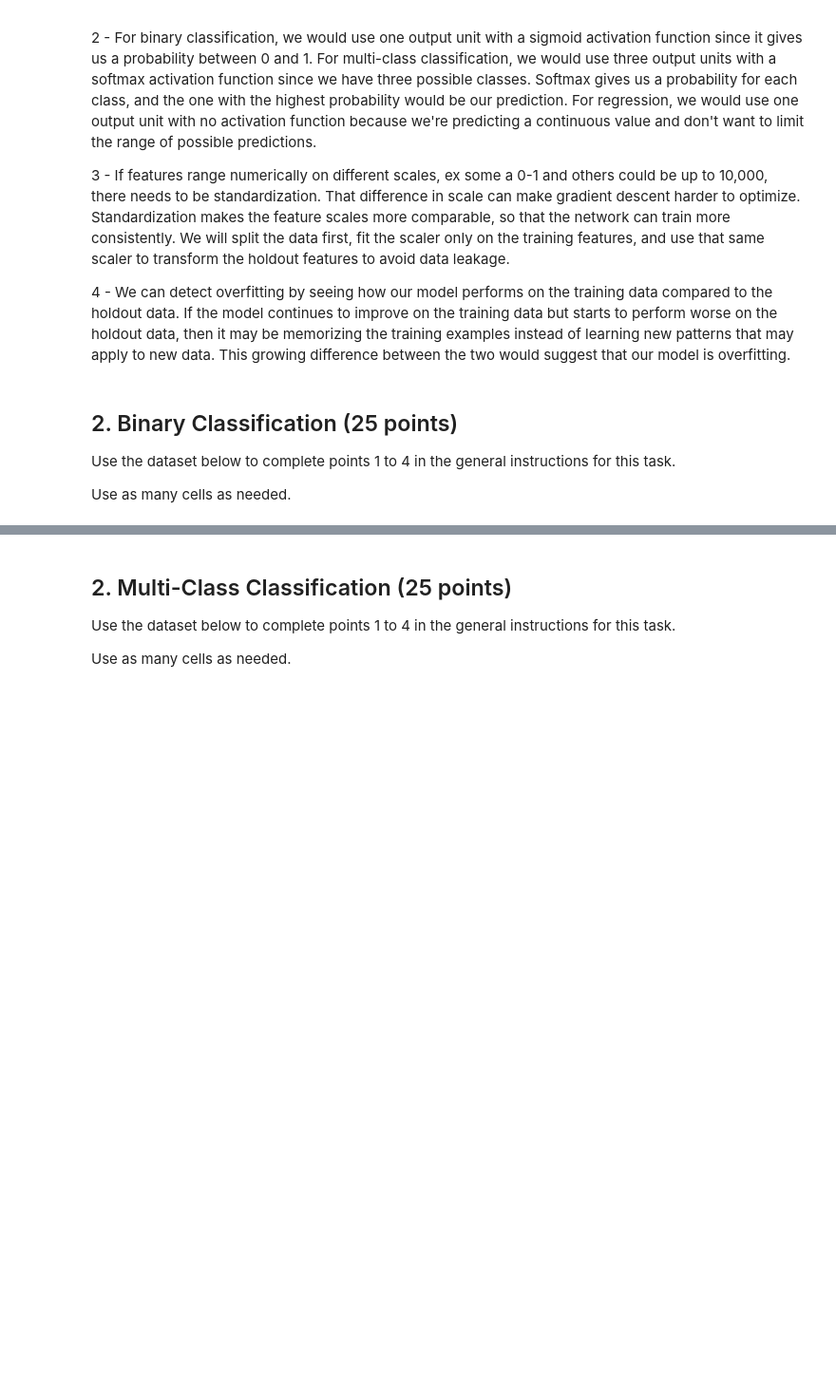
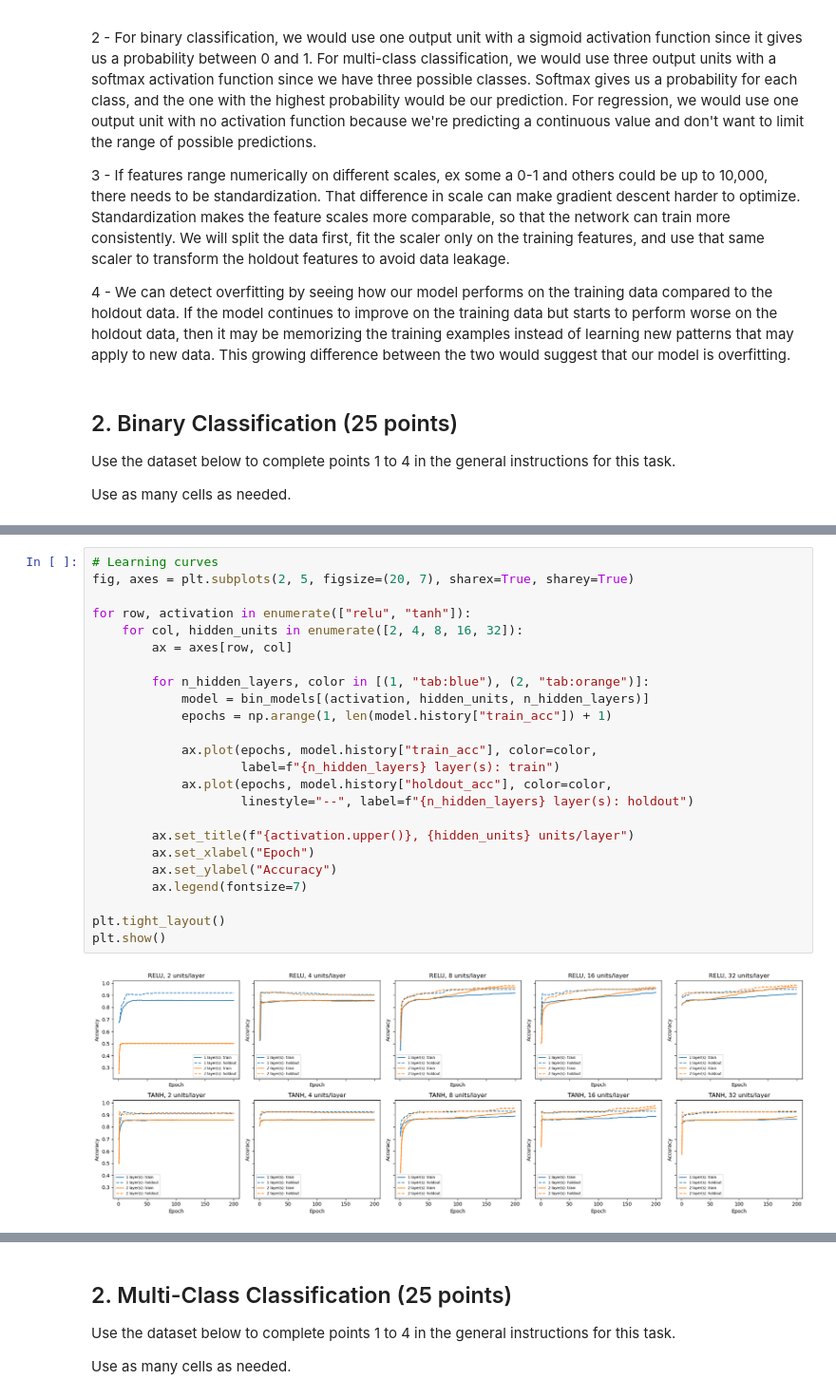
Before and after one commit to alibpowell/ML4021-Group, a Jupyter notebook: 04-manual-mlps.ipynb, the cells around one changed output, grey strips where cells are left out. Shown at 95% size. Saved outputs shown, nothing was run; the diff lists cells and outputs as text; blank space fills up the shorter version.

```diff
--- a/04-manual-mlps.ipynb
+++ b/04-manual-mlps.ipynb
@@ -100,0 +314,26 @@ X, y = make_moons(n_samples=1000, noise=0.2, random_state=42)
+# %%
+# Learning curves
+fig, axes = plt.subplots(2, 5, figsize=(20, 7), sharex=True, sharey=True)
+
+for row, activation in enumerate(["relu", "tanh"]):
+    for col, hidden_units in enumerate([2, 4, 8, 16, 32]):
+        ax = axes[row, col]
+
+        for n_hidden_layers, color in [(1, "tab:blue"), (2, "tab:orange")]:
+            model = bin_models[(activation, hidden_units, n_hidden_layers)]
+            epochs = np.arange(1, len(model.history["train_acc"]) + 1)
+
+            ax.plot(epochs, model.history["train_acc"], color=color,
+                    label=f"{n_hidden_layers} layer(s): train")
+            ax.plot(epochs, model.history["holdout_acc"], color=color,
+                    linestyle="--", label=f"{n_hidden_layers} layer(s): holdout")
+
+        ax.set_title(f"{activation.upper()}, {hidden_units} units/layer")
+        ax.set_xlabel("Epoch")
+        ax.set_ylabel("Accuracy")
+        ax.legend(fontsize=7)
+
+plt.tight_layout()
+plt.show()
+# %% [output]
+[figure, added]
```
Also changed, not shown: parts of 6 cells of this notebook.
